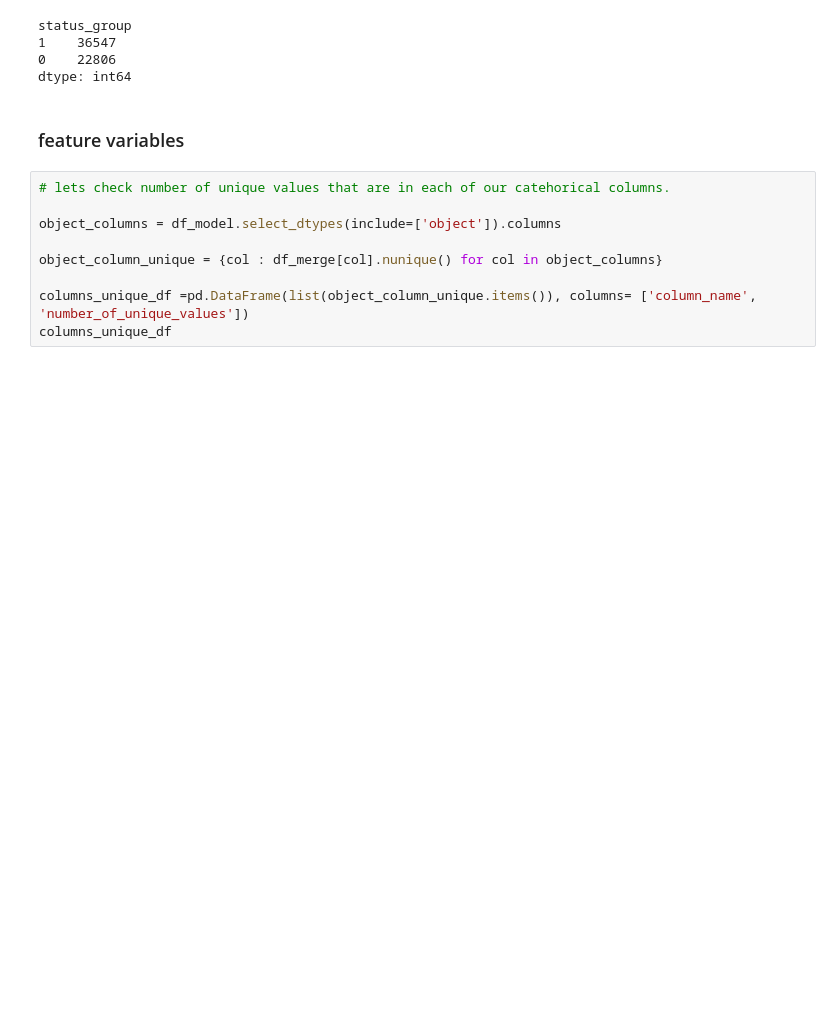
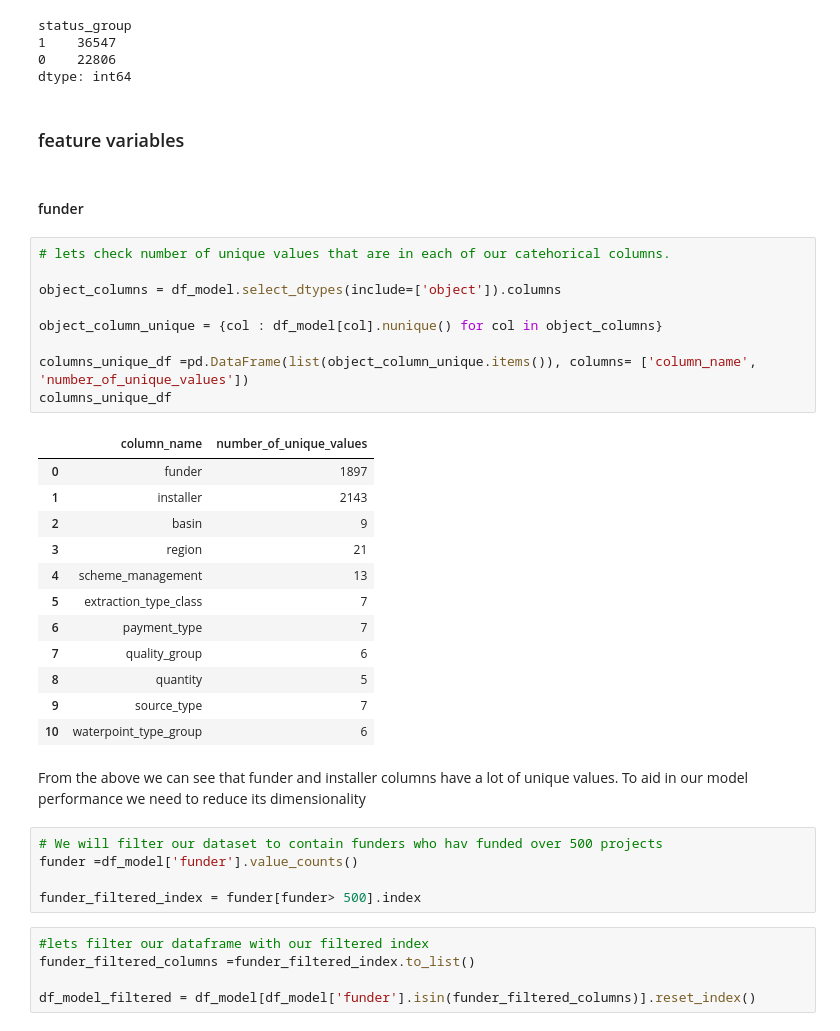
Before and after one commit to stephenmungai/phase3_project, a Jupyter notebook: index.ipynb, the cells around one changed output. Drawn from its saved outputs; the diff is of its cells as text; blank space fills up the shorter version.

```diff
--- a/index.ipynb
+++ b/index.ipynb
@@ -1245,12 +1247,39 @@ status_group
 dtype: int64
 # %% [markdown]
 ### feature variables
+# %% [markdown]
+#### funder
 # %%
 # lets check number of unique values that are in each of our catehorical columns.
 
 object_columns = df_model.select_dtypes(include=['object']).columns
 
-object_column_unique = {col : df_merge[col].nunique() for col in object_columns}
+object_column_unique = {col : df_model[col].nunique() for col in object_columns}
 
 columns_unique_df =pd.DataFrame(list(object_column_unique.items()), columns= ['column_name', 'number_of_unique_values'])
 columns_unique_df
+# %% [output]
+|  | column_name | number_of_unique_values |
+| 0 | funder | 1897 |
+| 1 | installer | 2143 |
+| 2 | basin | 9 |
+| 3 | region | 21 |
+| 4 | scheme_management | 13 |
+| 5 | extraction_type_class | 7 |
+| 6 | payment_type | 7 |
+| 7 | quality_group | 6 |
+| 8 | quantity | 5 |
+| 9 | source_type | 7 |
+| 10 | waterpoint_type_group | 6 |
+# %% [markdown]
+From the above we can see that funder and installer columns have a lot of unique values. To aid in our model performance we need to reduce its dimensionality
+# %%
+# We will filter our dataset to contain funders who hav funded over 500 projects
+funder =df_model['funder'].value_counts()
+
+funder_filtered_index = funder[funder> 500].index
+# %%
+#lets filter our dataframe with our filtered index
+funder_filtered_columns =funder_filtered_index.to_list()
+
+df_model_filtered = df_model[df_model['funder'].isin(funder_filtered_columns)].reset_index()
```
Also changed, not shown: parts of 23 cells of this notebook, 1 other file.
